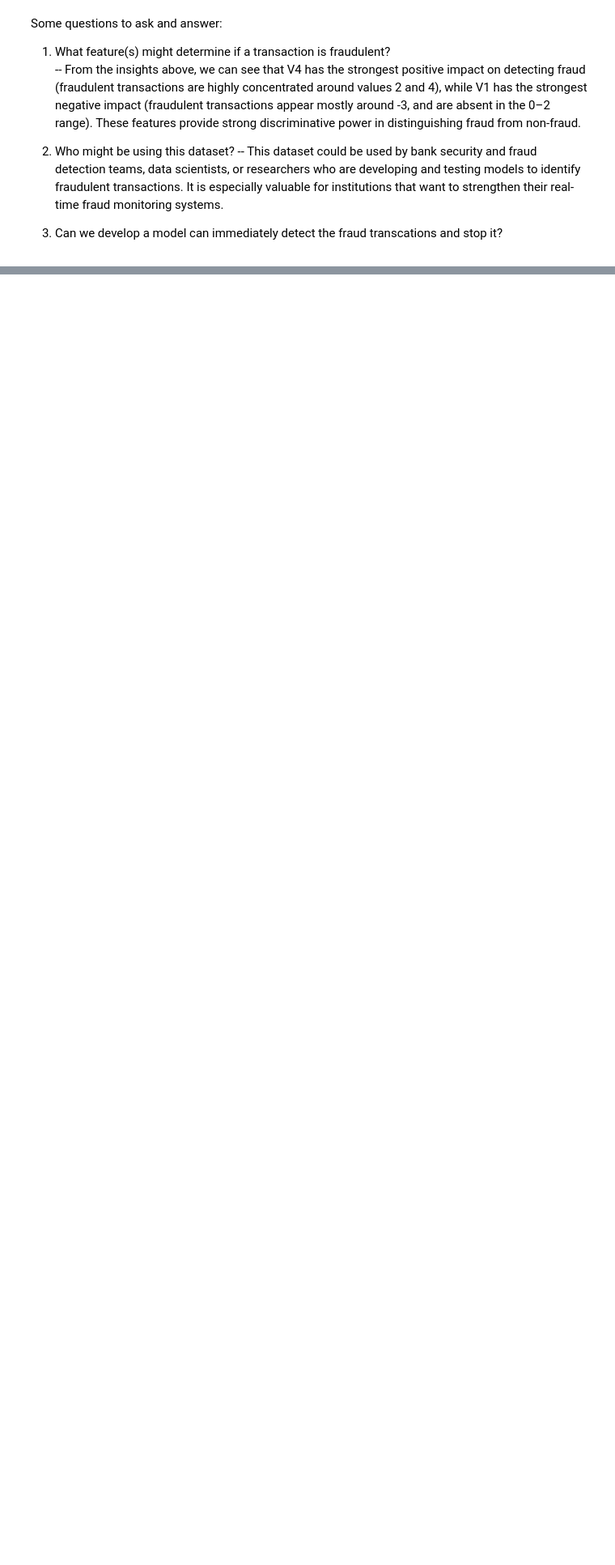
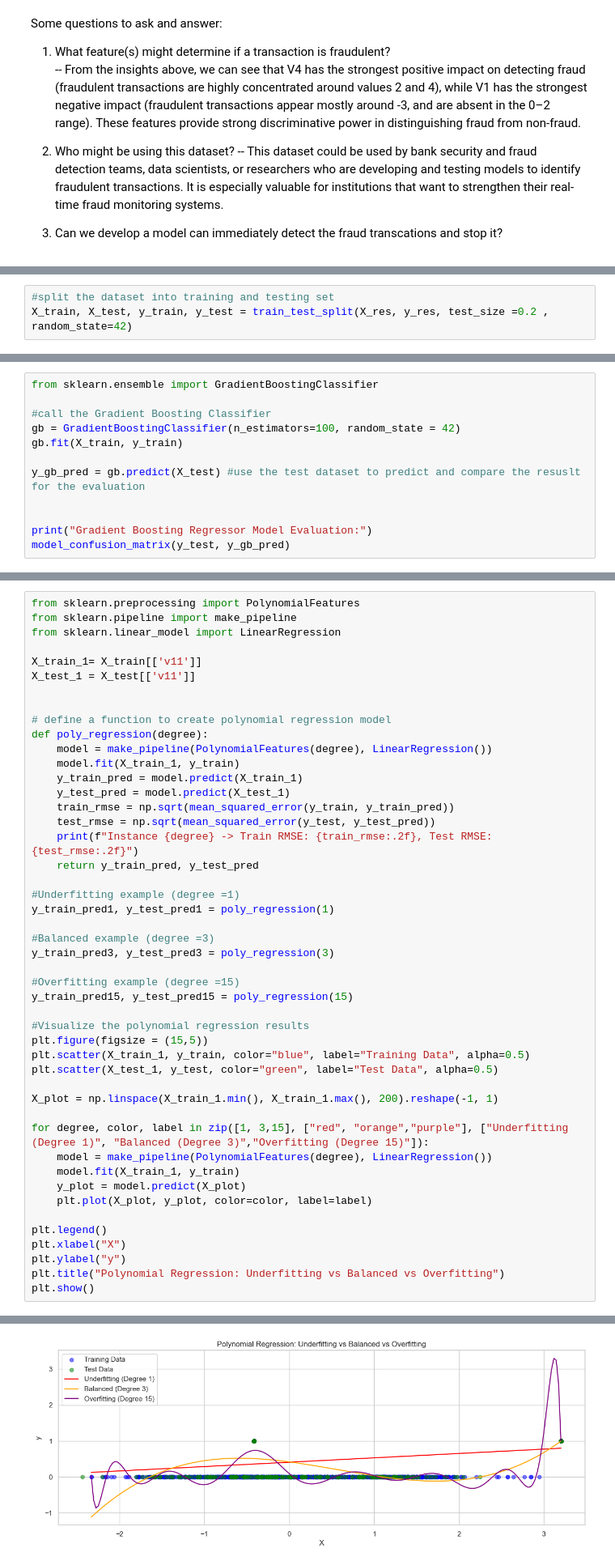
Before and after one commit to KimHLU/1164911, a Jupyter notebook: Kim_1164911.ipynb, the cells around one changed output, grey strips where cells are left out. Shown at 81% size. Saved outputs shown, nothing was run; the diff lists cells and outputs as text; blank space fills up the shorter version.

```diff
--- a/Kim_1164911.ipynb
+++ b/Kim_1164911.ipynb
@@ -409,0 +538,3 @@ Some questions to ask and answer:
+# %%
+#split the dataset into training and testing set
+X_train, X_test, y_train, y_test = train_test_split(X_res, y_res, test_size =0.2 , random_state=42)
@@ -409,0 +623,12 @@ Some questions to ask and answer:
+# %%
+from sklearn.ensemble import GradientBoostingClassifier
+
+#call the Gradient Boosting Classifier
+gb = GradientBoostingClassifier(n_estimators=100, random_state = 42)
+gb.fit(X_train, y_train)
+
+y_gb_pred = gb.predict(X_test) #use the test dataset to predict and compare the resuslt for the evaluation
+
+
+print("Gradient Boosting Regressor Model Evaluation:")
+model_confusion_matrix(y_test, y_gb_pred)
@@ -409,0 +727,48 @@ Some questions to ask and answer:
+# %%
+from sklearn.preprocessing import PolynomialFeatures
+from sklearn.pipeline import make_pipeline
+from sklearn.linear_model import LinearRegression
+
+X_train_1= X_train[['v11']]
+X_test_1 = X_test[['v11']]
+
+
+# define a function to create polynomial regression model
+def poly_regression(degree):
+    model = make_pipeline(PolynomialFeatures(degree), LinearRegression())
+    model.fit(X_train_1, y_train)
+    y_train_pred = model.predict(X_train_1)
+    y_test_pred = model.predict(X_test_1)
+    train_rmse = np.sqrt(mean_squared_error(y_train, y_train_pred))
+    test_rmse = np.sqrt(mean_squared_error(y_test, y_test_pred))
+    print(f"Instance {degree} -> Train RMSE: {train_rmse:.2f}, Test RMSE: {test_rmse:.2f}")
+    return y_train_pred, y_test_pred
+
+#Underfitting example (degree =1)
+y_train_pred1, y_test_pred1 = poly_regression(1)
+
+#Balanced example (degree =3)
+y_train_pred3, y_test_pred3 = poly_regression(3)
+
+#Overfitting example (degree =15)
+y_train_pred15, y_test_pred15 = poly_regression(15)
+
+#Visualize the polynomial regression results
+plt.figure(figsize = (15,5))
+plt.scatter(X_train_1, y_train, color="blue", label="Training Data", alpha=0.5)
+plt.scatter(X_test_1, y_test, color="green", label="Test Data", alpha=0.5)
+
+X_plot = np.linspace(X_train_1.min(), X_train_1.max(), 200).reshape(-1, 1)
+
+for degree, color, label in zip([1, 3,15], ["red", "orange","purple"], ["Underfitting (Degree 1)", "Balanced (Degree 3)","Overfitting (Degree 15)"]):
+    model = make_pipeline(PolynomialFeatures(degree), LinearRegression())
+    model.fit(X_train_1, y_train)
+    y_plot = model.predict(X_plot)
+    plt.plot(X_plot, y_plot, color=color, label=label)
+
+plt.legend()
+plt.xlabel("X")
+plt.ylabel("y")
+plt.title("Polynomial Regression: Underfitting vs Balanced vs Overfitting")
+plt.show()
+# %% [output]
@@ -409,0 +778 @@ Some questions to ask and answer:
+[figure, added]
```
Also changed, not shown: parts of 44 cells of this notebook.
